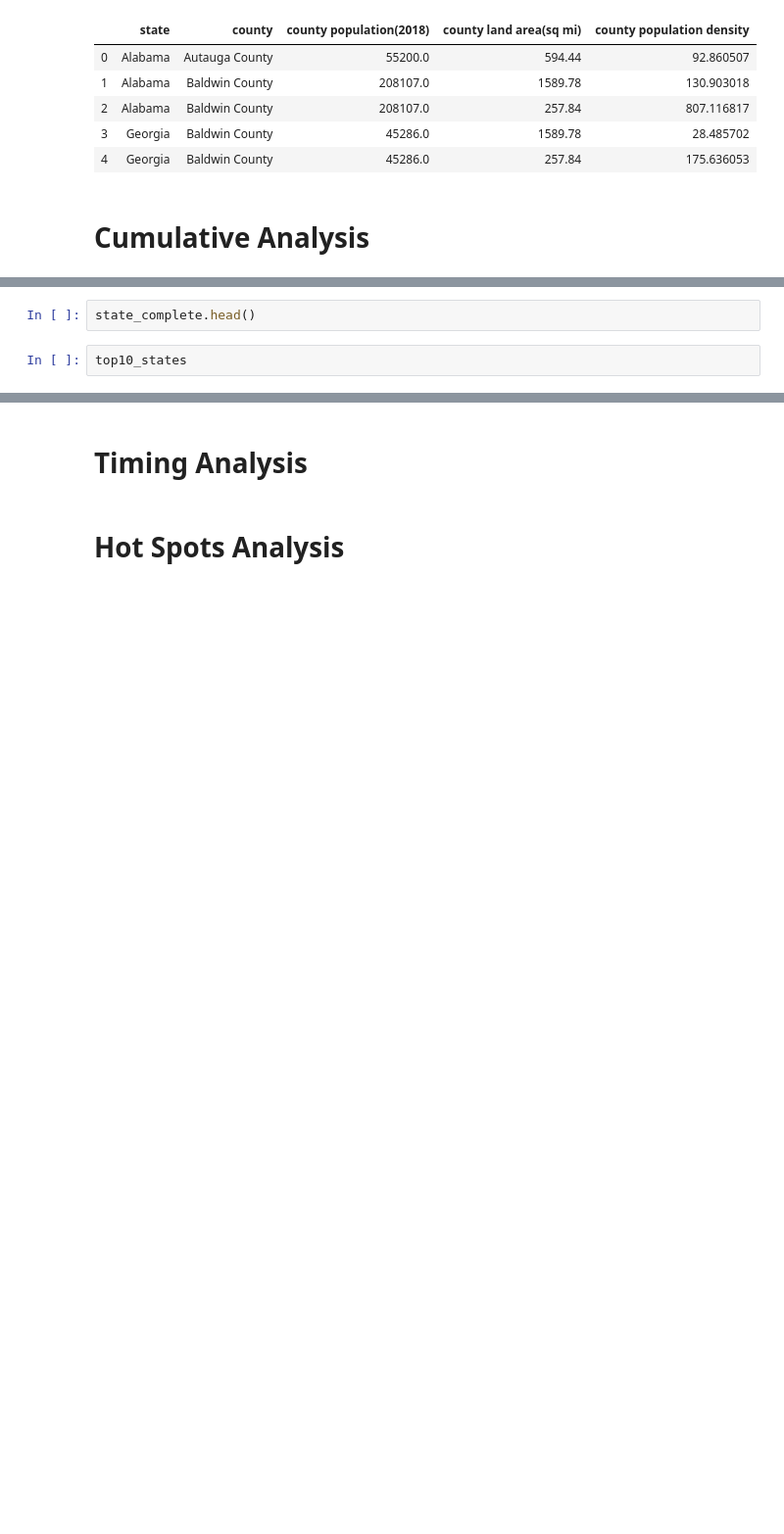
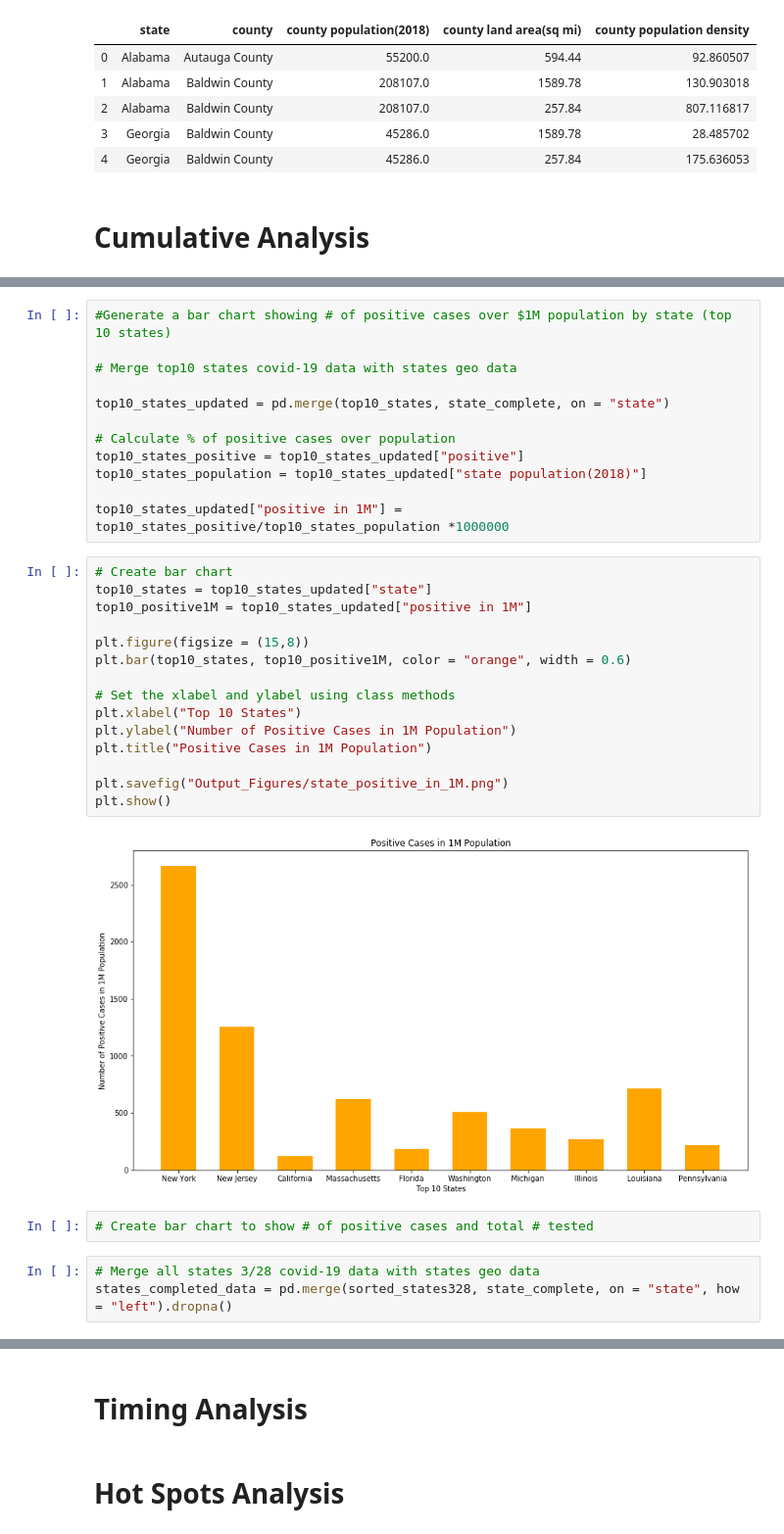
Before and after one commit to sereneys/Databootcamp-project-1, a Jupyter notebook: Covid-19-US-Analysis.ipynb, the cells around one changed output, grey strips where cells are left out. Shown: that part at 98% size. Drawn from its saved outputs; the diff is of its cells as text; blank space fills up the shorter version.

```diff
--- a/Covid-19-US-Analysis.ipynb
+++ b/Covid-19-US-Analysis.ipynb
@@ -333,4 +348,34 @@ fig2.set_figwidth(20)
-# %%
-state_complete.head()
-# %%
-top10_states
+# %%
+#Generate a bar chart showing # of positive cases over $1M population by state (top 10 states)
+
+# Merge top10 states covid-19 data with states geo data
+
+top10_states_updated = pd.merge(top10_states, state_complete, on = "state")
+
+# Calculate % of positive cases over population
+top10_states_positive = top10_states_updated["positive"]
+top10_states_population = top10_states_updated["state population(2018)"]
+
+top10_states_updated["positive in 1M"] = top10_states_positive/top10_states_population *1000000
+# %%
+# Create bar chart
+top10_states = top10_states_updated["state"]
+top10_positive1M = top10_states_updated["positive in 1M"]
+
+plt.figure(figsize = (15,8))
+plt.bar(top10_states, top10_positive1M, color = "orange", width = 0.6)
+
+# Set the xlabel and ylabel using class methods
+plt.xlabel("Top 10 States")
+plt.ylabel("Number of Positive Cases in 1M Population")
+plt.title("Positive Cases in 1M Population")
+
+plt.savefig("Output_Figures/state_positive_in_1M.png")
+plt.show()
+# %% [output]
+[figure, added]
+# %%
+# Create bar chart to show # of positive cases and total # tested
+# %%
+# Merge all states 3/28 covid-19 data with states geo data
+states_completed_data = pd.merge(sorted_states328, state_complete, on = "state", how = "left").dropna()
```
Also changed, not shown: parts of 10 cells of this notebook.
